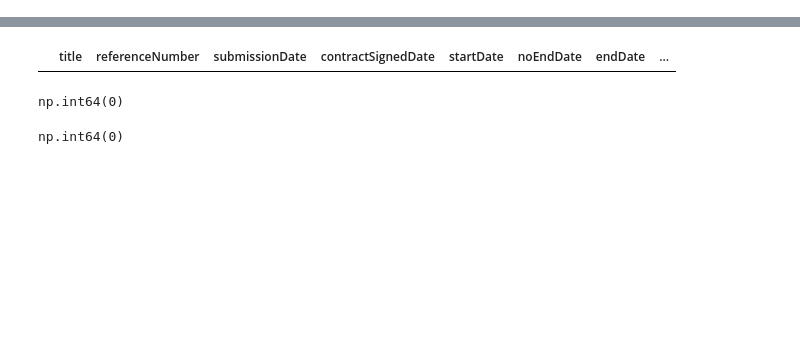
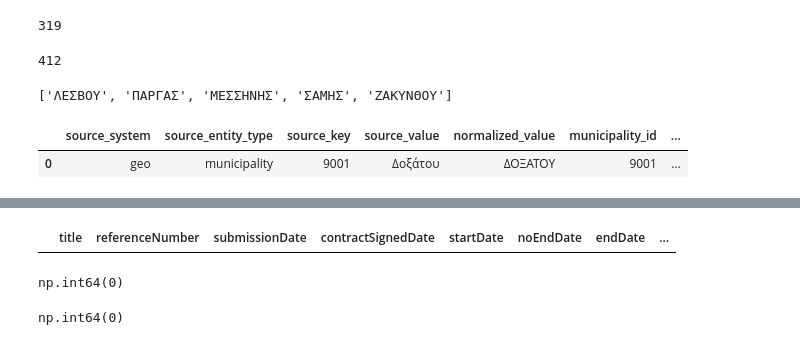
Before and after one commit to troboukis/2026_fire_protection, a Jupyter notebook: src/kimdis.ipynb, the cells around one changed output, grey strips where cells are left out. Drawn from its saved outputs; the diff is of its cells as text; code cells hidden in the pictures; blank space fills up the shorter version.

```diff
--- a/src/kimdis.ipynb
+++ b/src/kimdis.ipynb
@@ -86,0 +119,27 @@ Name: count, dtype: int64
+# %%
+fires_municipalities = list(set(fires.municipality_name_canonical.tolist()))
+len(fires_municipalities)
+# %% [output]
+319
+# %%
+funding_municipalities = []
+for i, item in funding.iterrows():
+    if item['recipient_type'] == "δήμος":
+        funding_municipalities.append(item['recipient_raw'])
+funding_municipalities = list(set(funding_municipalities))
+len(funding_municipalities)
+# %% [output]
+412
+# %%
+funding_municipalities[:5]
+# %% [output]
+['ΛΕΣΒΟΥ', 'ΠΑΡΓΑΣ', 'ΜΕΣΣΗΝΗΣ', 'ΣΑΜΗΣ', 'ΖΑΚΥΝΘΟΥ']
+# %%
+old_mp = pd.read_csv("/Users/troboukis/Downloads/final_entity_mapping_expanded.csv")
+mp = pd.read_csv("../data/mappings/final_entity_mapping_expanded.csv")
+mp["municipality_id"] = mp["municipality_id"].astype("Int64")
+# mp['normalized_value'] = mp.normalized_value.apply(normalizeMunicipality)
+mp.head(1)
+# %% [output]
+|  | source_system | source_entity_type | source_key | source_value | normalized_value | municipality_id | ... |
+| 0 | geo | municipality | 9001 | Δοξάτου | ΔΟΞΑΤΟΥ | 9001 | ... |
```
Also changed, not shown: parts of 34 cells of this notebook, 25 other files.
